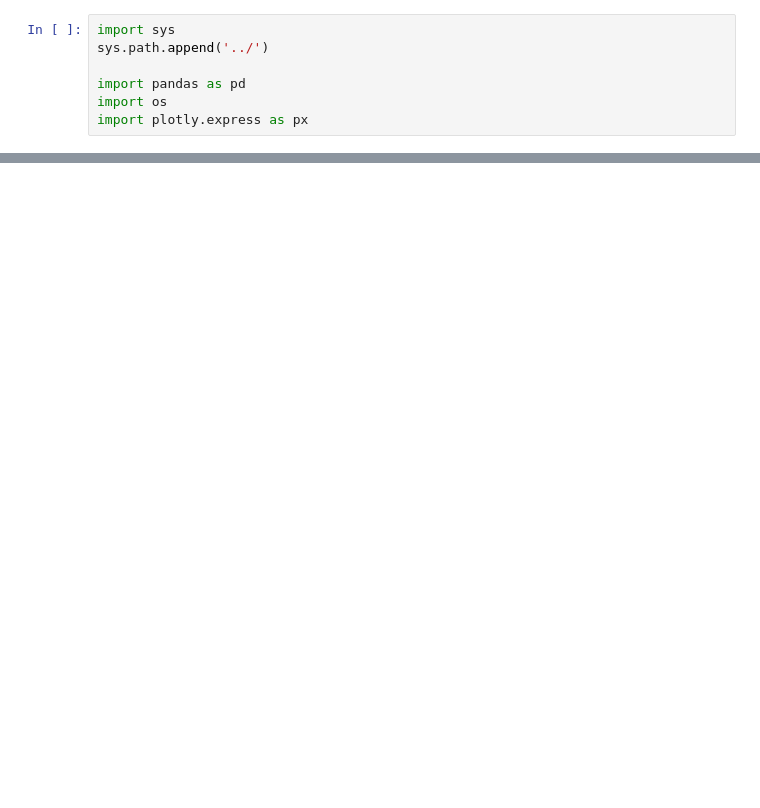
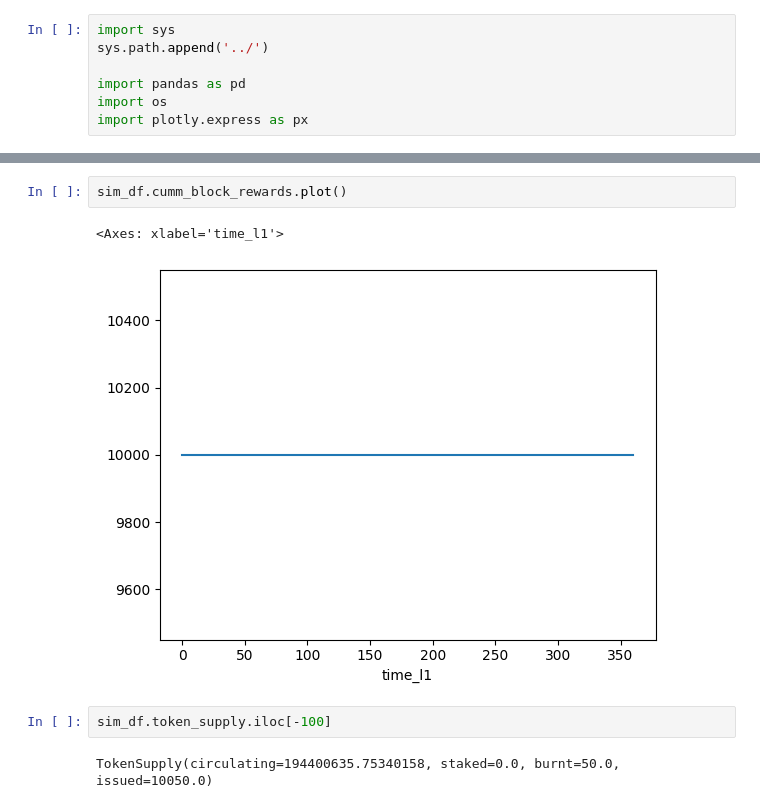
Before and after one commit to BlockScience/aztec-gddt, a Jupyter notebook: notebooks/test_run.ipynb, the cells around one changed output, grey strips where cells are left out. Cells and saved outputs as stored; diff of their text form; blank space fills up the shorter version.

```diff
--- a/notebooks/test_run.ipynb
+++ b/notebooks/test_run.ipynb
@@ -86,0 +58,9 @@ Name: current_process, Length: 361, dtype: float64
+# %%
+sim_df.cumm_block_rewards.plot()
+# %% [output]
+<Axes: xlabel='time_l1'>
+[figure, added]
+# %%
+sim_df.token_supply.iloc[-100]
+# %% [output]
+TokenSupply(circulating=194400635.75340158, staked=0.0, burnt=50.0, issued=10050.0)
```
Also changed, not shown: parts of 9 cells of this notebook, 5 other files.
